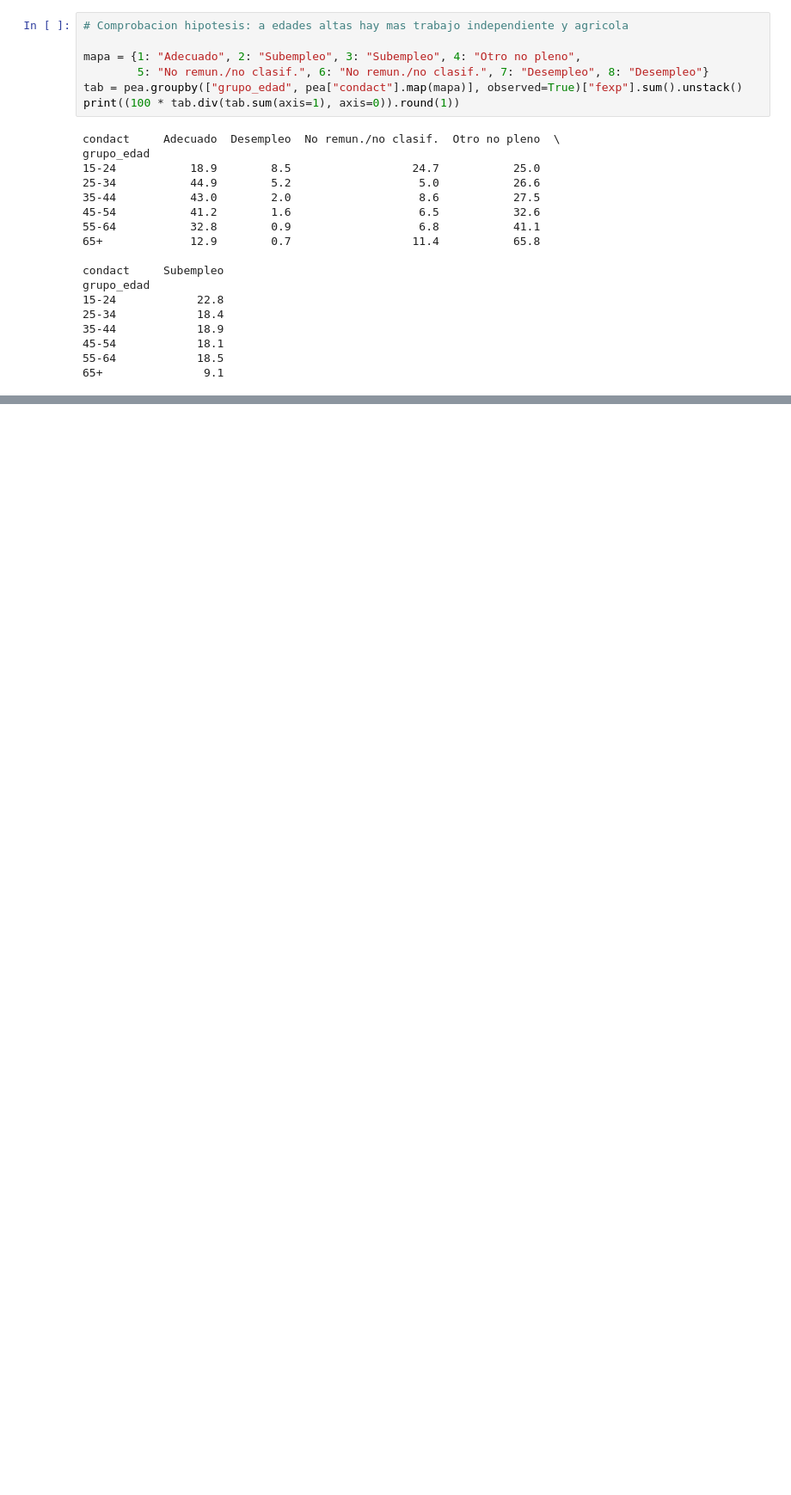
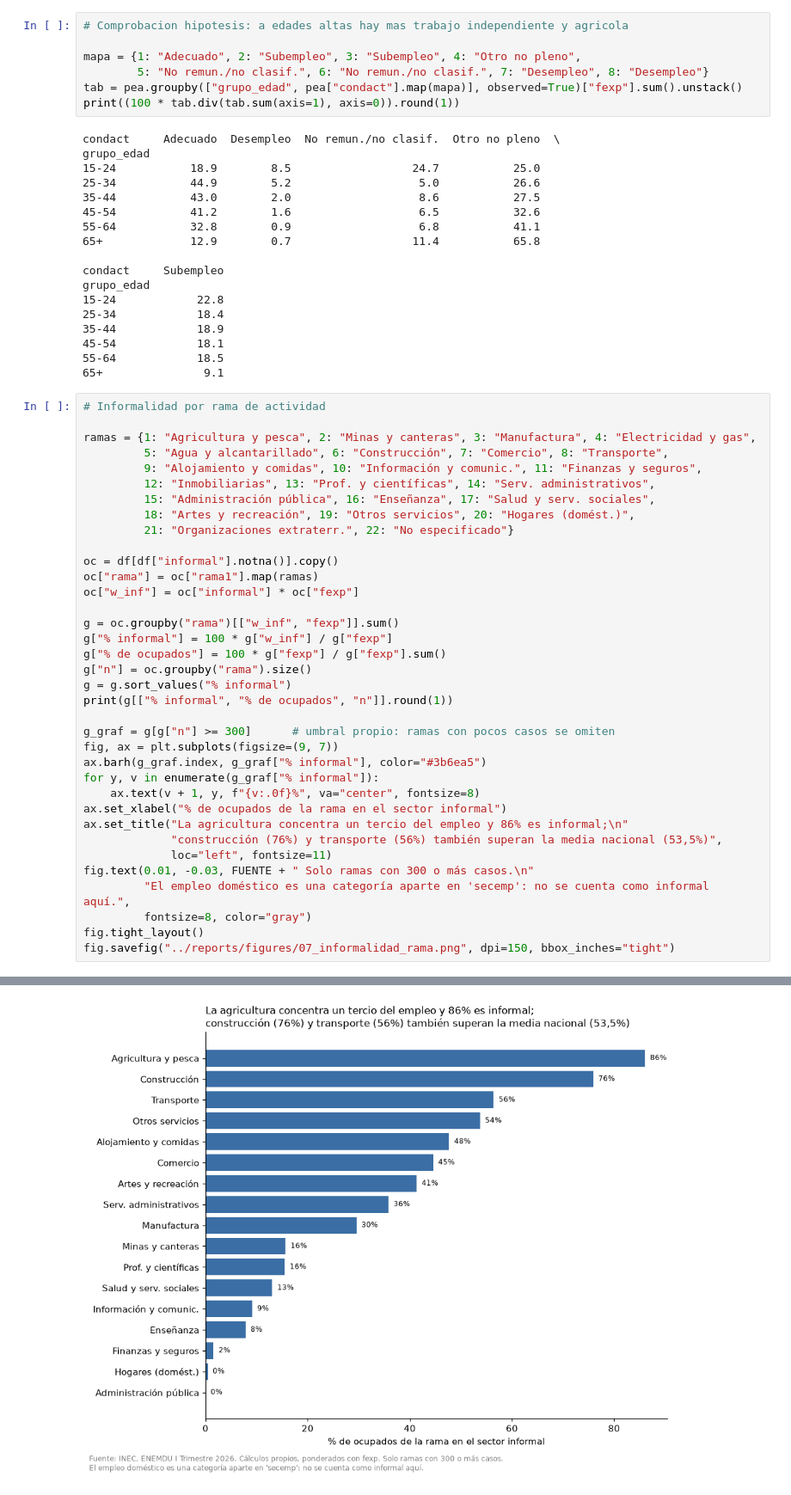
Before and after one commit to andreslojan/enemdu-mercado-laboral, a Jupyter notebook: notebooks/04_descriptivo.ipynb, the cells around one changed output, grey strips where cells are left out. Shown at 86% size. Drawn from its saved outputs; the diff is of its cells as text; blank space fills up the shorter version.

Commit message:
feat: complete descriptive charts 7-9 with corrected titles

```diff
--- a/notebooks/04_descriptivo.ipynb
+++ b/notebooks/04_descriptivo.ipynb
@@ -251,3 +251,40 @@ grupo_edad
 45-54            18.1
 55-64            18.5
 65+               9.1
+# %%
+# Informalidad por rama de actividad
+
+ramas = {1: "Agricultura y pesca", 2: "Minas y canteras", 3: "Manufactura", 4: "Electricidad y gas",
+         5: "Agua y alcantarillado", 6: "Construcción", 7: "Comercio", 8: "Transporte",
+         9: "Alojamiento y comidas", 10: "Información y comunic.", 11: "Finanzas y seguros",
+         12: "Inmobiliarias", 13: "Prof. y científicas", 14: "Serv. administrativos",
+         15: "Administración pública", 16: "Enseñanza", 17: "Salud y serv. sociales",
+         18: "Artes y recreación", 19: "Otros servicios", 20: "Hogares (domést.)",
+         21: "Organizaciones extraterr.", 22: "No especificado"}
+
+oc = df[df["informal"].notna()].copy()
+oc["rama"] = oc["rama1"].map(ramas)
+oc["w_inf"] = oc["informal"] * oc["fexp"]
+
+g = oc.groupby("rama")[["w_inf", "fexp"]].sum()
+g["% informal"] = 100 * g["w_inf"] / g["fexp"]
+g["% de ocupados"] = 100 * g["fexp"] / g["fexp"].sum()
+g["n"] = oc.groupby("rama").size()
+g = g.sort_values("% informal")
+print(g[["% informal", "% de ocupados", "n"]].round(1))
+
+g_graf = g[g["n"] >= 300]      # umbral propio: ramas con pocos casos se omiten
+fig, ax = plt.subplots(figsize=(9, 7))
+ax.barh(g_graf.index, g_graf["% informal"], color="#3b6ea5")
+for y, v in enumerate(g_graf["% informal"]):
+    ax.text(v + 1, y, f"{v:.0f}%", va="center", fontsize=8)
+ax.set_xlabel("% de ocupados de la rama en el sector informal")
+ax.set_title("La agricultura concentra un tercio del empleo y 86% es informal;\n"
+             "construcción (76%) y transporte (56%) también superan la media nacional (53,5%)",
+             loc="left", fontsize=11)
+fig.text(0.01, -0.03, FUENTE + " Solo ramas con 300 o más casos.\n"
+         "El empleo doméstico es una categoría aparte en 'secemp': no se cuenta como informal aquí.",
+         fontsize=8, color="gray")
+fig.tight_layout()
+fig.savefig("../reports/figures/07_informalidad_rama.png", dpi=150, bbox_inches="tight")
+# %% [output]
@@ -253,0 +308 @@ grupo_edad
+[figure, added]
```
Also changed, not shown: parts of 6 cells of this notebook, 4 other files.
